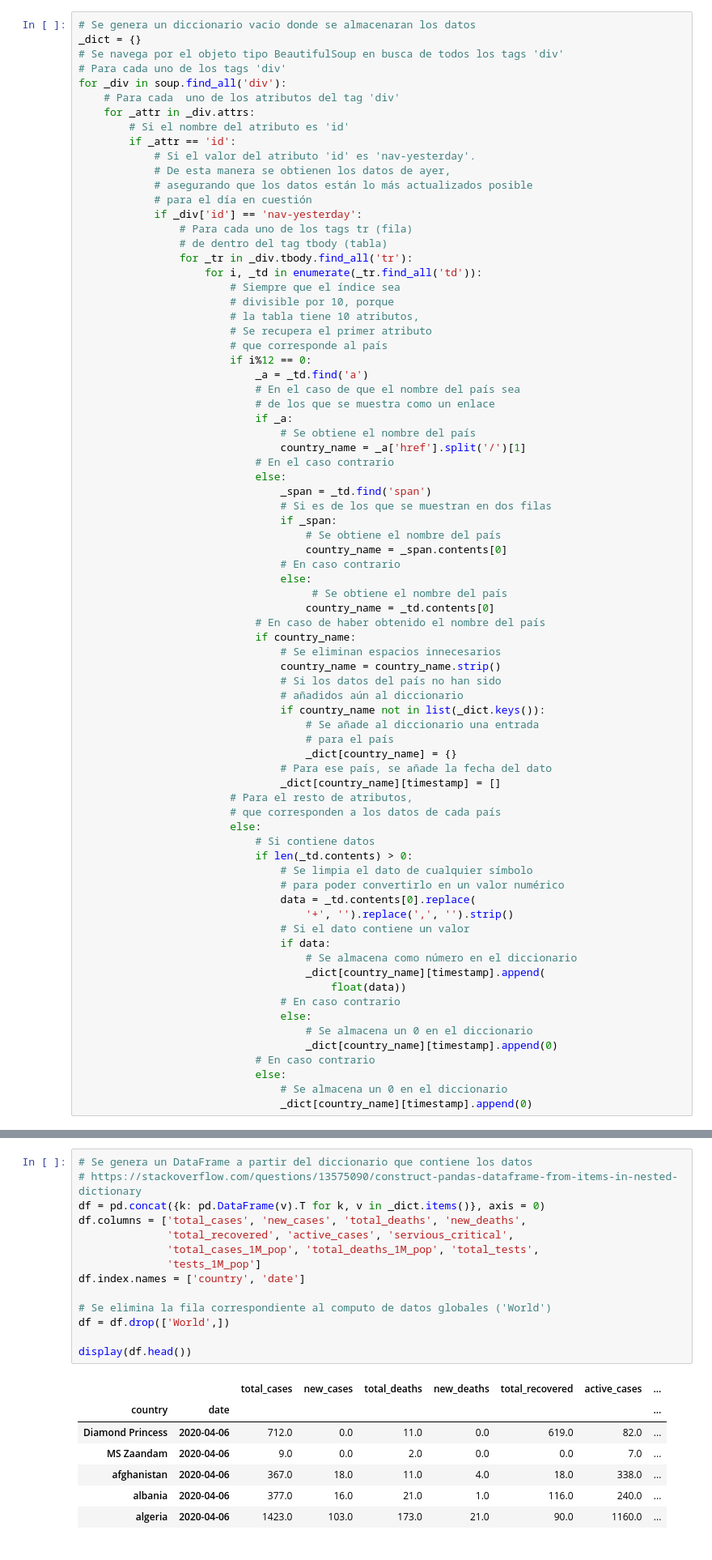
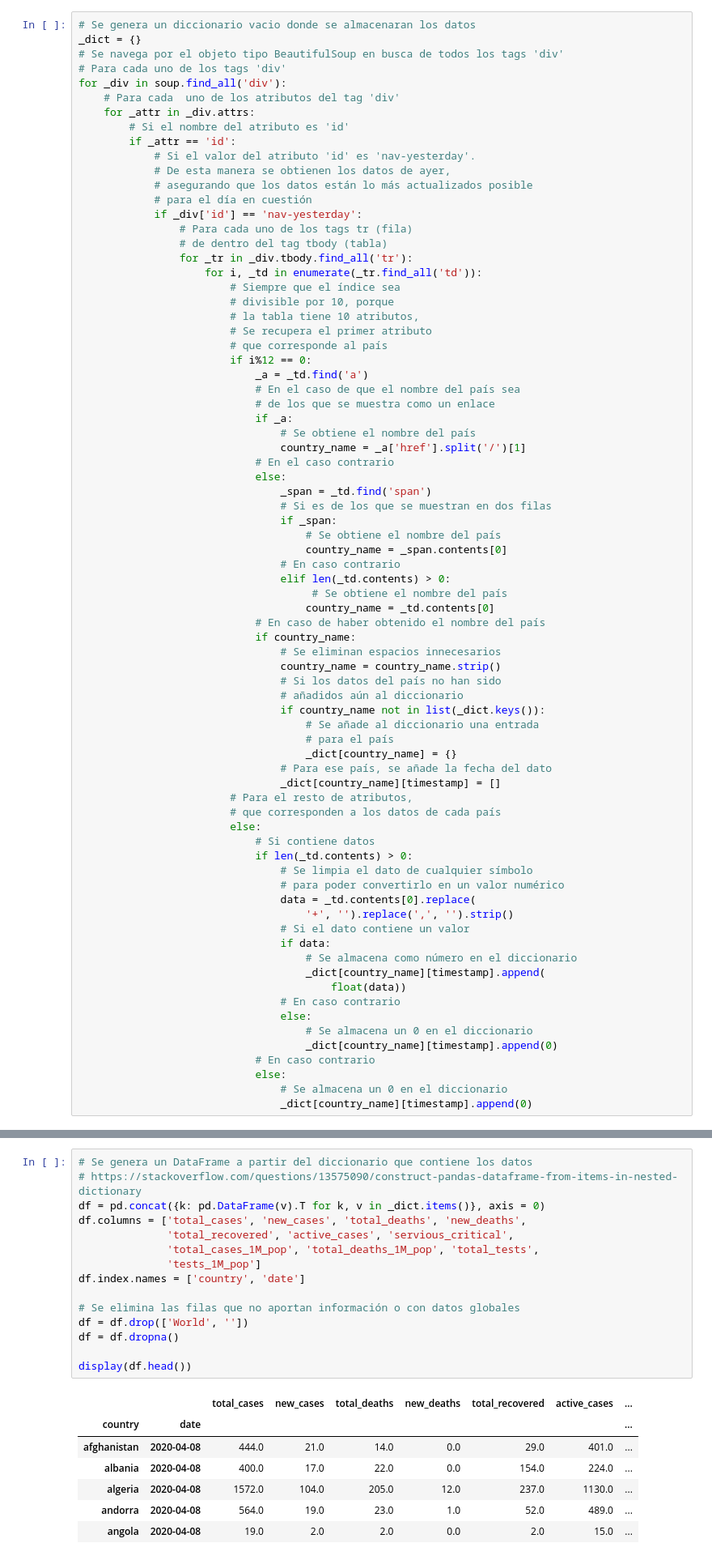
Before and after one commit to dmar10862/uoc_tipologia_y_ciclo_de_vida_de_los_datos_practica_1, a Jupyter notebook: src/covid-19_world_scraper.ipynb, the cells around one changed output, grey strips where cells are left out. Shown at 81% size. Drawn from its saved outputs; the diff is of its cells as text.

Commit message:
cambio estructura de datos + nuevos datos

```diff
--- a/src/covid-19_world_scraper.ipynb
+++ b/src/covid-19_world_scraper.ipynb
@@ -75,7 +75,7 @@ for _div in soup.find_all('div'):
                                     # Se obtiene el nombre del país
                                     country_name = _span.contents[0]
                                 # En caso contrario
-                                else:
+                                elif len(_td.contents) > 0:
                                      # Se obtiene el nombre del país
                                     country_name = _td.contents[0]
                             # En caso de haber obtenido el nombre del país
@@ -117,25 +117,26 @@ for _div in soup.find_all('div'):
 # %%
 # Se genera un DataFrame a partir del diccionario que contiene los datos
 # https://stackoverflow.com/questions/13575090/construct-pandas-dataframe-from-items-in-nested-dictionary
 df = pd.concat({k: pd.DataFrame(v).T for k, v in _dict.items()}, axis = 0)
 df.columns = ['total_cases', 'new_cases', 'total_deaths', 'new_deaths',
               'total_recovered', 'active_cases', 'servious_critical',
               'total_cases_1M_pop', 'total_deaths_1M_pop', 'total_tests',
               'tests_1M_pop']
 df.index.names = ['country', 'date']
 
-# Se elimina la fila correspondiente al computo de datos globales ('World')
-df = df.drop(['World',])
+# Se elimina las filas que no aportan información o con datos globales
+df = df.drop(['World', ''])
+df = df.dropna()
 
 display(df.head())
 # %% [output]
 |  |  | total_cases | new_cases | total_deaths | new_deaths | total_recovered | active_cases | ... |
 | country | date |  |  |  |  |  |  | ... |
-| Diamond Princess | 2020-04-06 | 712.0 | 0.0 | 11.0 | 0.0 | 619.0 | 82.0 | ... |
-| MS Zaandam | 2020-04-06 | 9.0 | 0.0 | 2.0 | 0.0 | 0.0 | 7.0 | ... |
-| afghanistan | 2020-04-06 | 367.0 | 18.0 | 11.0 | 4.0 | 18.0 | 338.0 | ... |
-| albania | 2020-04-06 | 377.0 | 16.0 | 21.0 | 1.0 | 116.0 | 240.0 | ... |
-| algeria | 2020-04-06 | 1423.0 | 103.0 | 173.0 | 21.0 | 90.0 | 1160.0 | ... |
+| afghanistan | 2020-04-08 | 444.0 | 21.0 | 14.0 | 0.0 | 29.0 | 401.0 | ... |
+| albania | 2020-04-08 | 400.0 | 17.0 | 22.0 | 0.0 | 154.0 | 224.0 | ... |
+| algeria | 2020-04-08 | 1572.0 | 104.0 | 205.0 | 12.0 | 237.0 | 1130.0 | ... |
+| andorra | 2020-04-08 | 564.0 | 19.0 | 23.0 | 1.0 | 52.0 | 489.0 | ... |
+| angola | 2020-04-08 | 19.0 | 2.0 | 2.0 | 0.0 | 2.0 | 15.0 | ... |
 # %%
 # Si está activado el guardado del dataset en un fichero
 if save_csv:
```
Also changed, not shown: parts of 6 cells of this notebook, 1 other file.
